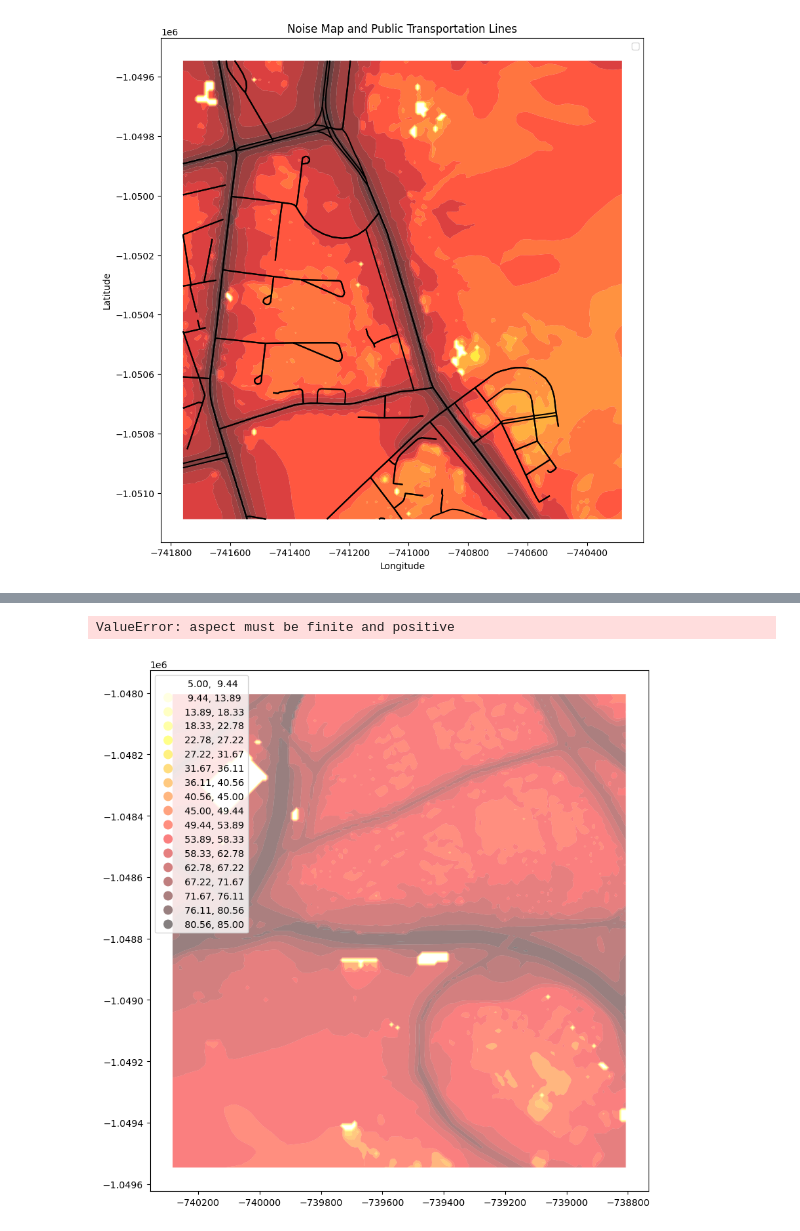
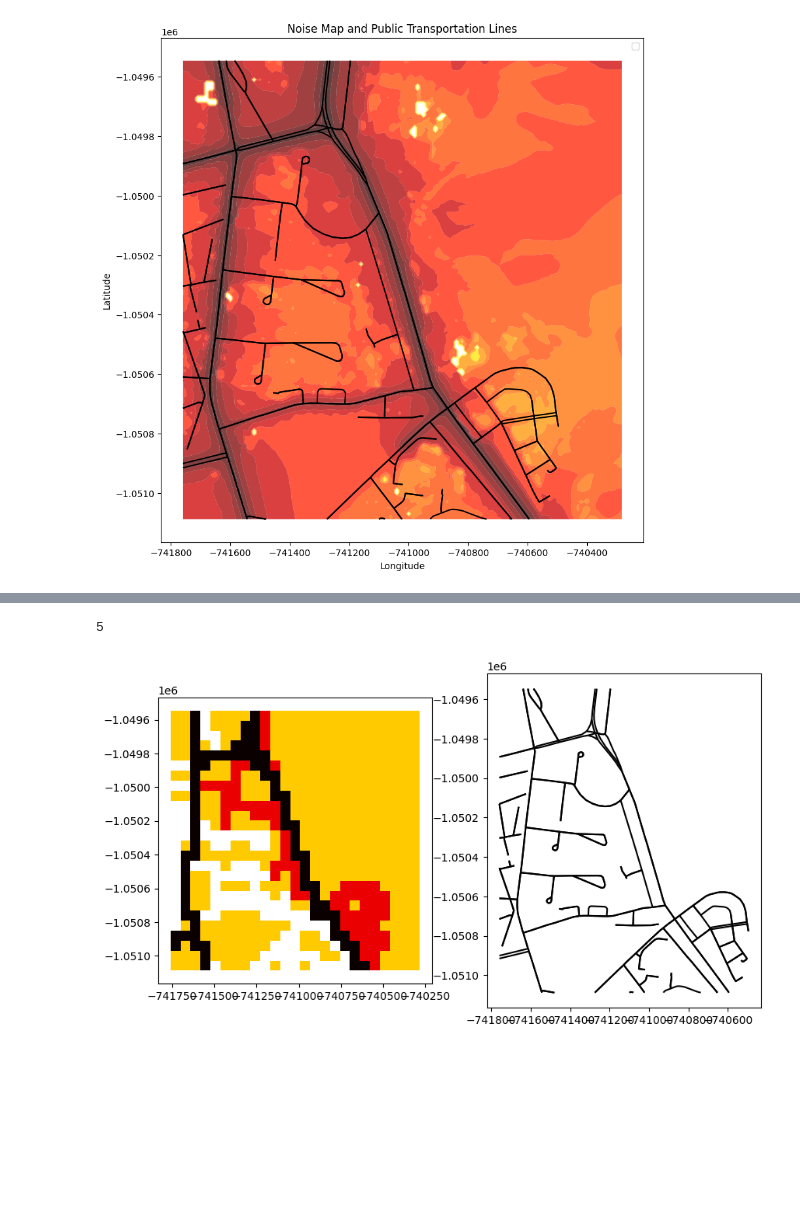
Before and after one commit to mweuro/GeoNoise, a Jupyter notebook: pixels.ipynb, the cells around one changed output, grey strips where cells are left out. Saved outputs shown, nothing was run; the diff lists cells and outputs as text; code cells hidden in the pictures; blank space fills up the shorter version.

```diff
--- a/pixels.ipynb
+++ b/pixels.ipynb
@@ -471,0 +649,5 @@ See: https://matplotlib.org/stable/tutorials/intermediate/legend_guide.html#impl
+# %%
+def round_to_nearest_5(value):
+    return round(value / 5) * 5
+# %%
+pixels["weighted_db_hi"] = pixels["weighted_db_hi"].apply(round_to_nearest_5)
@@ -539,44 +717,46 @@ roads
-# %%
-roads_for_pixel = gpd.clip(roads, picture)
-# %%
-roads_for_pixel.set_geometry('geometry', inplace=True)
+# %%
+len(pixels['max_speed'].unique())
+# %% [output]
+5
 # %%
-import matplotlib.pyplot as plt
+fig, ax = plt.subplots(ncols=2, nrows=1, figsize=(10, 10))
 
-# Create a figure and axis
-fig, ax = plt.subplots(figsize=(10, 10))
-
-noise_for_pixel.plot(
-    column="DB_HI",
+pixels.plot(
+    column="max_speed",
     cmap="hot_r",
     scheme="quantiles",
-    k=noise.shape[0],
+    k=20,
     edgecolor="white",
     linewidth=0.0,
-    alpha=0.5,
-    legend=True,
-    legend_kwds=dict(loc=2),
-    ax=ax,
+    alpha=1,
+    #legend=True,
+    #legend_kwds=dict(loc=2),
+    ax=ax[0],
 )
-# Plot the roads in black
-roads_for_pixel.plot(ax=ax, color="black", linewidth=1, label="Roads")
+# roads_for_pixel.plot(
+#     column="maxspeed",
+#     cmap="hot_r",
+#     scheme="quantiles",
+#     k=noise.shape[0],
+#     edgecolor="white",
+#     linewidth=0.0,
+#     alpha=1,
+#     #legend=True,
+#     #legend_kwds=dict(loc=2),
+#     ax=ax[1],
+# )
+roads_for_pixel.plot(ax=ax[1], alpha = 1, color="black", linewidth=1.5)
+# pixels.plot(ax=ax, alpha = 0.2, color="black",edgecolor="black", linewidth=1.5)
 
-# Plot the squares that contain roads in green
-pixels[pixels['has_road']].plot(ax=ax, color="green", edgecolor="black", alpha=0.1, label="Squares with Roads")
-
-# Plot the squares that do not contain roads in red
-pixels[~pixels['has_road']].plot(ax=ax, color="white", edgecolor="black", alpha=0.1, label="Squares without Roads")
-
-# Add legend
-ax.legend(loc="upper left")
+# Add a legend
+#ax.legend()
 
 # Add title and labels
-ax.set_title("Roads and Squares")
-ax.set_xlabel("Longitude")
-ax.set_ylabel("Latitude")
+#ax.set_title("Noise Map and Public Transportation Lines")
+#ax.set_xlabel("Longitude")
+#ax.set_ylabel("Latitude")
 
-# Show the plot
+# Show the map
 plt.show()
 # %% [output]
-ValueError: aspect must be finite and positive
-[figure, old version]
+[figure, new version]
```
Also changed, not shown: parts of 28 cells of this notebook.
